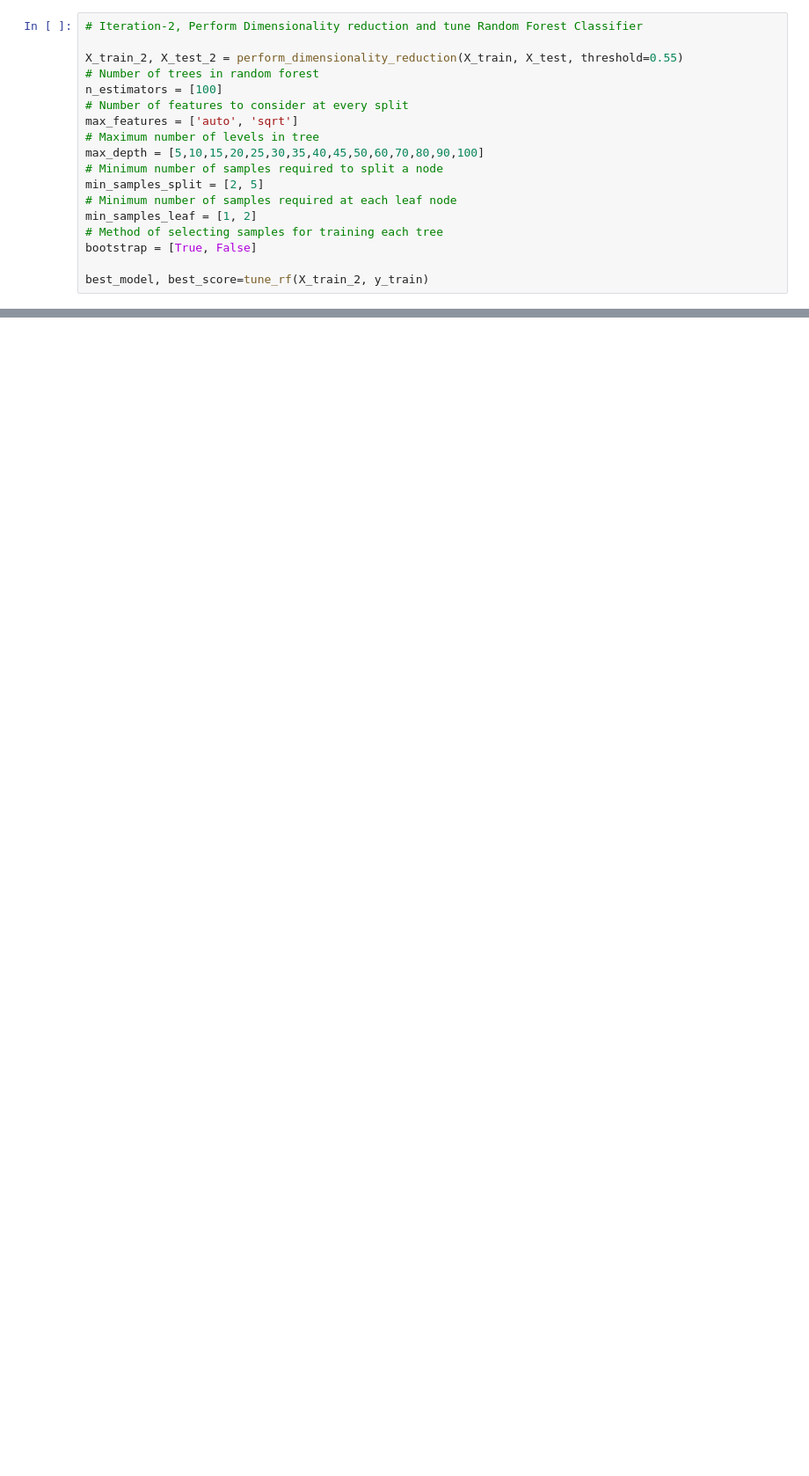
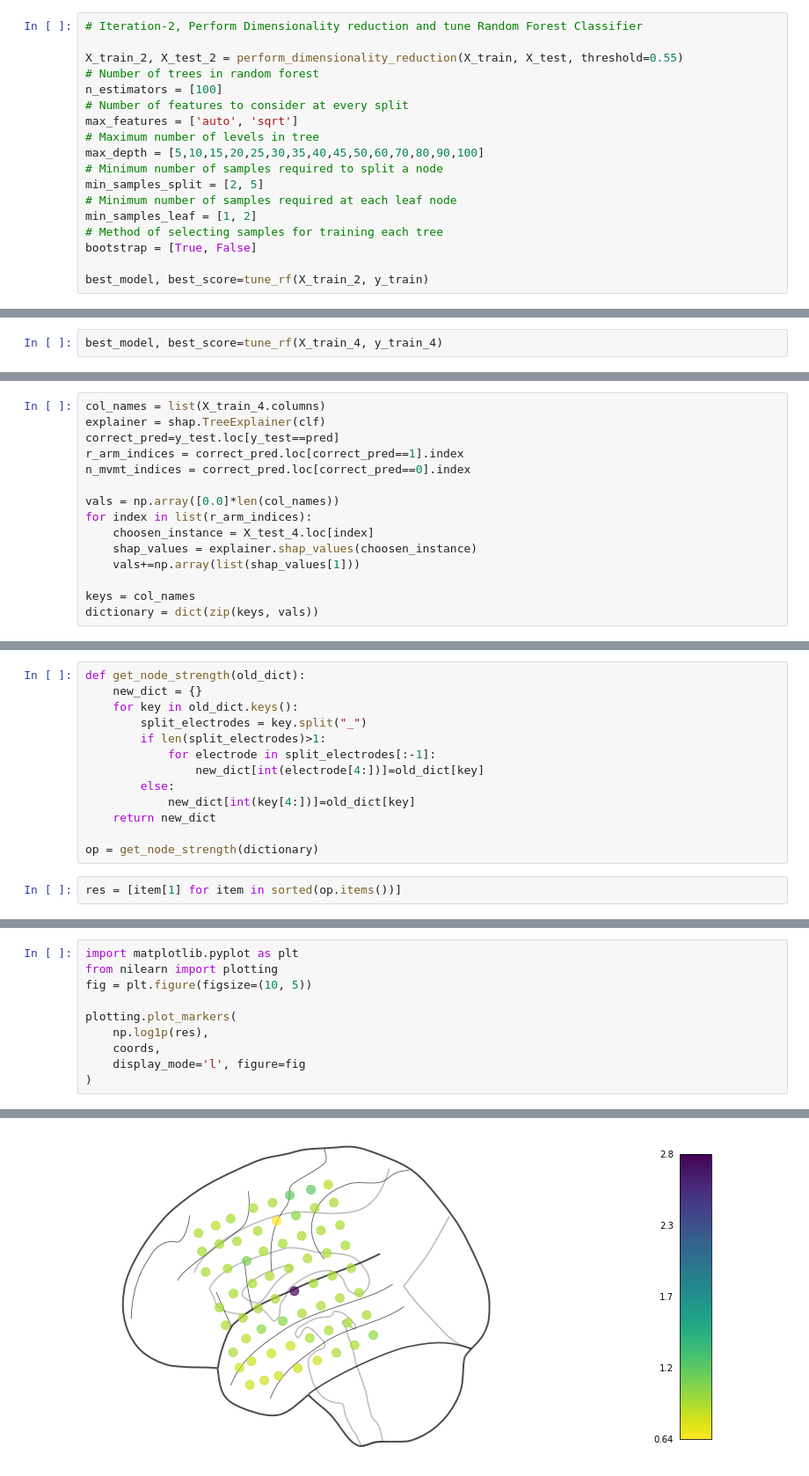
Before and after one commit to harryshil926/AJILE-movement-intent, a Jupyter notebook: ecog_predictive_analysis.ipynb, the cells around one changed output, grey strips where cells are left out. Shown: that part at 88% size. Drawn from its saved outputs; the diff is of its cells as text; blank space fills up the shorter version.

```diff
--- a/ecog_predictive_analysis.ipynb
+++ b/ecog_predictive_analysis.ipynb
@@ -202,0 +207,2 @@ for combo in grid_combo:
+# %%
+best_model, best_score=tune_rf(X_train_4, y_train_4)
@@ -202,0 +221,15 @@ for combo in grid_combo:
+# %%
+col_names = list(X_train_4.columns)
+explainer = shap.TreeExplainer(clf)
+correct_pred=y_test.loc[y_test==pred]
+r_arm_indices = correct_pred.loc[correct_pred==1].index
+n_mvmt_indices = correct_pred.loc[correct_pred==0].index
+
+vals = np.array([0.0]*len(col_names))
+for index in list(r_arm_indices):
+    choosen_instance = X_test_4.loc[index]
+    shap_values = explainer.shap_values(choosen_instance)
+    vals+=np.array(list(shap_values[1]))
+
+keys = col_names
+dictionary = dict(zip(keys, vals))
@@ -202,0 +334,15 @@ for combo in grid_combo:
+# %%
+def get_node_strength(old_dict):
+    new_dict = {}
+    for key in old_dict.keys():
+        split_electrodes = key.split("_")
+        if len(split_electrodes)>1:
+            for electrode in split_electrodes[:-1]:
+                new_dict[int(electrode[4:])]=old_dict[key]
+        else:
+            new_dict[int(key[4:])]=old_dict[key]
+    return new_dict
+
+op = get_node_strength(dictionary)
+# %%
+res = [item[1] for item in sorted(op.items())]
@@ -202,0 +351,11 @@ for combo in grid_combo:
+# %%
+import matplotlib.pyplot as plt
+from nilearn import plotting
+fig = plt.figure(figsize=(10, 5))
+
+plotting.plot_markers(
+    np.log1p(res),
+    coords,
+    display_mode='l', figure=fig
+)
+# %% [output]
@@ -202,0 +363 @@ for combo in grid_combo:
+[figure, added]
```
Also changed, not shown: parts of 22 cells of this notebook.
